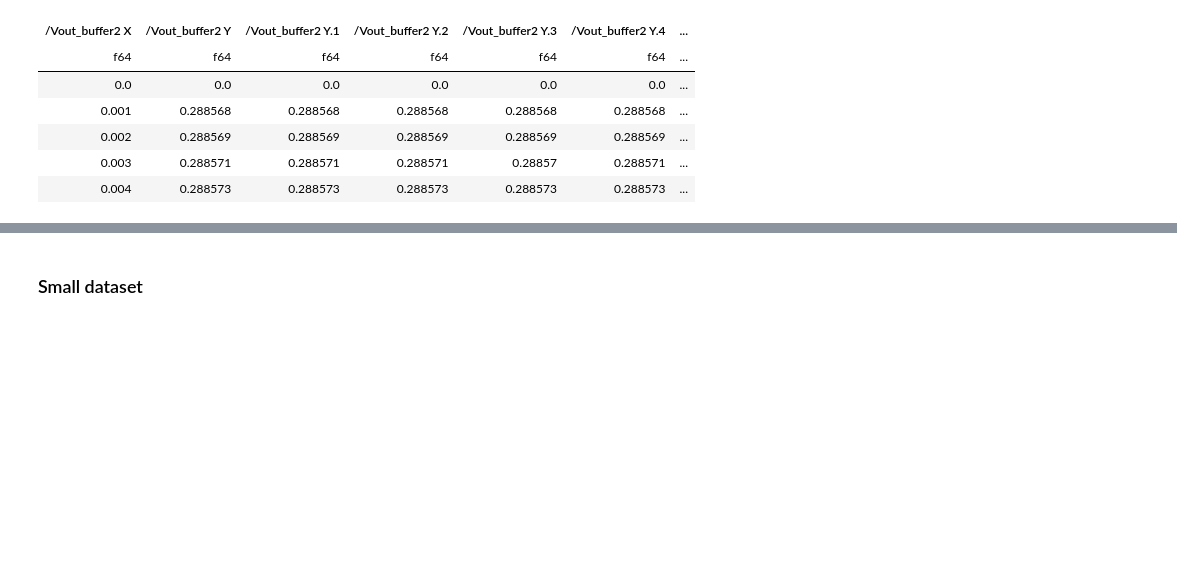
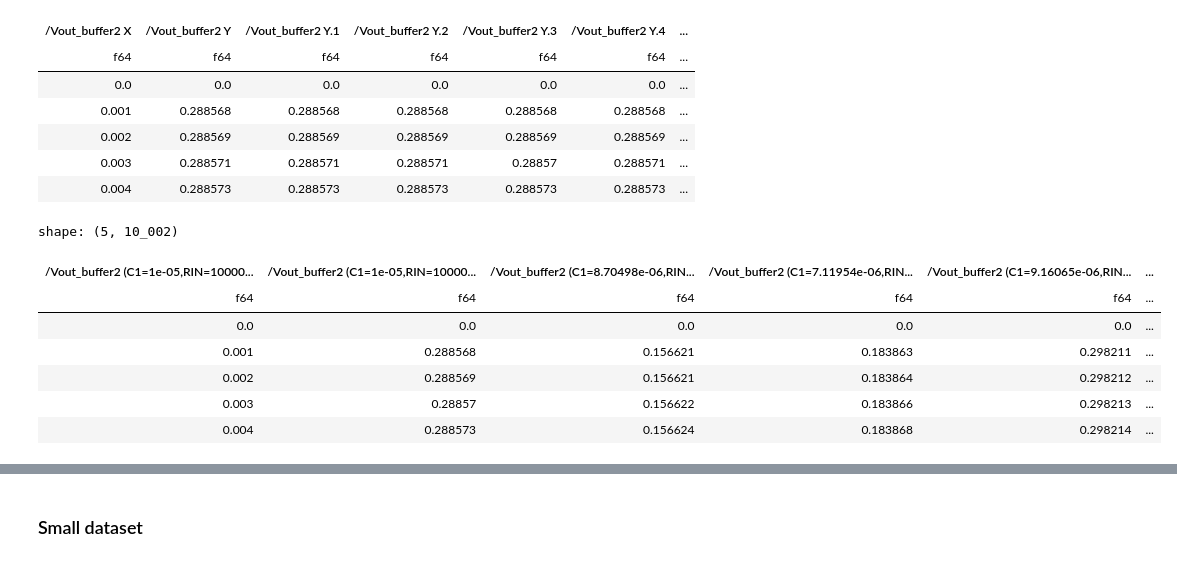
Before and after one commit to LuposX/FlexSpike, a Jupyter notebook: surrogate/1_create_surrogate_dataset.ipynb, the cells around one changed output, grey strips where cells are left out. Drawn from its saved outputs; the diff is of its cells as text; code cells hidden in the pictures; blank space fills up the shorter version.

```diff
--- a/surrogate/1_create_surrogate_dataset.ipynb
+++ b/surrogate/1_create_surrogate_dataset.ipynb
@@ -841,4 +889,15 @@ shape: (5, 60)
 | 0.002 | 0.288569 | 0.288569 | 0.288569 | 0.288569 | 0.288569 | ... |
 | 0.003 | 0.288571 | 0.288571 | 0.288571 | 0.28857 | 0.288571 | ... |
 | 0.004 | 0.288573 | 0.288573 | 0.288573 | 0.288573 | 0.288573 | ... |
+# %%
+df_out_sinus.head()
+# %% [output]
+shape: (5, 10_002)
+| /Vout_buffer2 (C1=1e-05,RIN=10000... | /Vout_buffer2 (C1=1e-05,RIN=10000... | /Vout_buffer2 (C1=8.70498e-06,RIN... | /Vout_buffer2 (C1=7.11954e-06,RIN... | /Vout_buffer2 (C1=9.16065e-06,RIN... | ... |
+| f64 | f64 | f64 | f64 | f64 | ... |
+| 0.0 | 0.0 | 0.0 | 0.0 | 0.0 | ... |
+| 0.001 | 0.288568 | 0.156621 | 0.183863 | 0.298211 | ... |
+| 0.002 | 0.288569 | 0.156621 | 0.183864 | 0.298212 | ... |
+| 0.003 | 0.28857 | 0.156622 | 0.183866 | 0.298213 | ... |
+| 0.004 | 0.288573 | 0.156624 | 0.183868 | 0.298214 | ... |
 # %%
```
Also changed, not shown: parts of 27 cells of this notebook, 16 other files.
